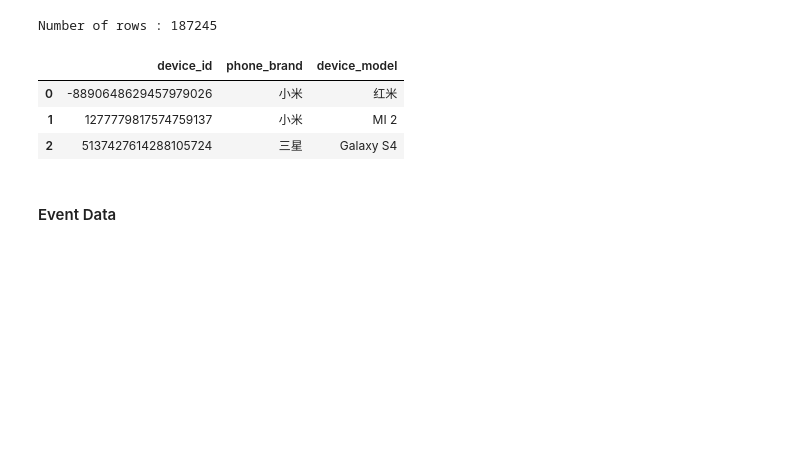
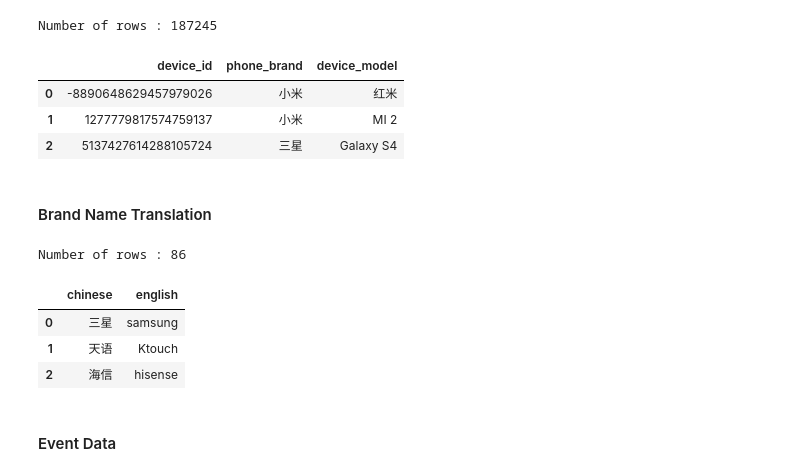
Before and after one commit to wlee0515/Application_Criteria_Generator, a Jupyter notebook: Application_Criteria_Generator/Code/DataPrep/Data Wrangling & Cleaning.ipynb, the cells around one changed output. Saved outputs shown, nothing was run; the diff lists cells and outputs as text; code cells hidden in the pictures; blank space fills up the shorter version.

```diff
--- a/Application_Criteria_Generator/Code/DataPrep/Data Wrangling & Cleaning.ipynb
+++ b/Application_Criteria_Generator/Code/DataPrep/Data Wrangling & Cleaning.ipynb
@@ -123,6 +124,17 @@ Number of rows : 187245
 | 0 | -8890648629457979026 | 小米 | 红米 |
 | 1 | 1277779817574759137 | 小米 | MI 2 |
 | 2 | 5137427614288105724 | 三星 | Galaxy S4 |
+# %% [markdown]
+#### Brand Name Translation
+# %%
+print("Number of rows : {0}".format(len(df_brand_name_translation)))
+df_brand_name_translation.head(3)
+# %% [output]
+Number of rows : 86
+|  | chinese | english |
+| 0 | 三星 | samsung |
+| 1 | 天语 | Ktouch |
+| 2 | 海信 | hisense |
 # %% [markdown]
 #### Event Data
 # %%
```
Also changed, not shown: parts of 27 cells of this notebook, 1 other file.
